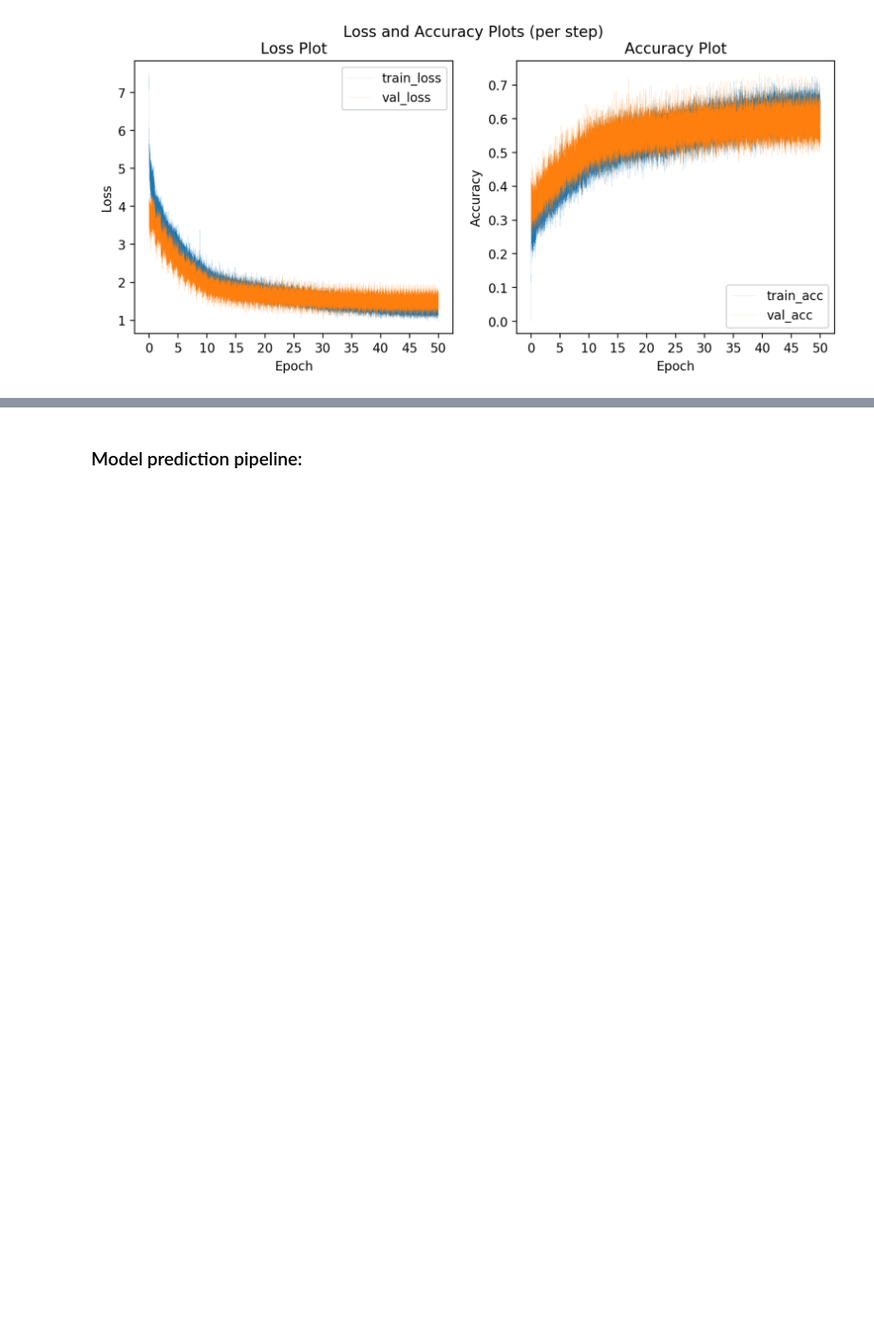
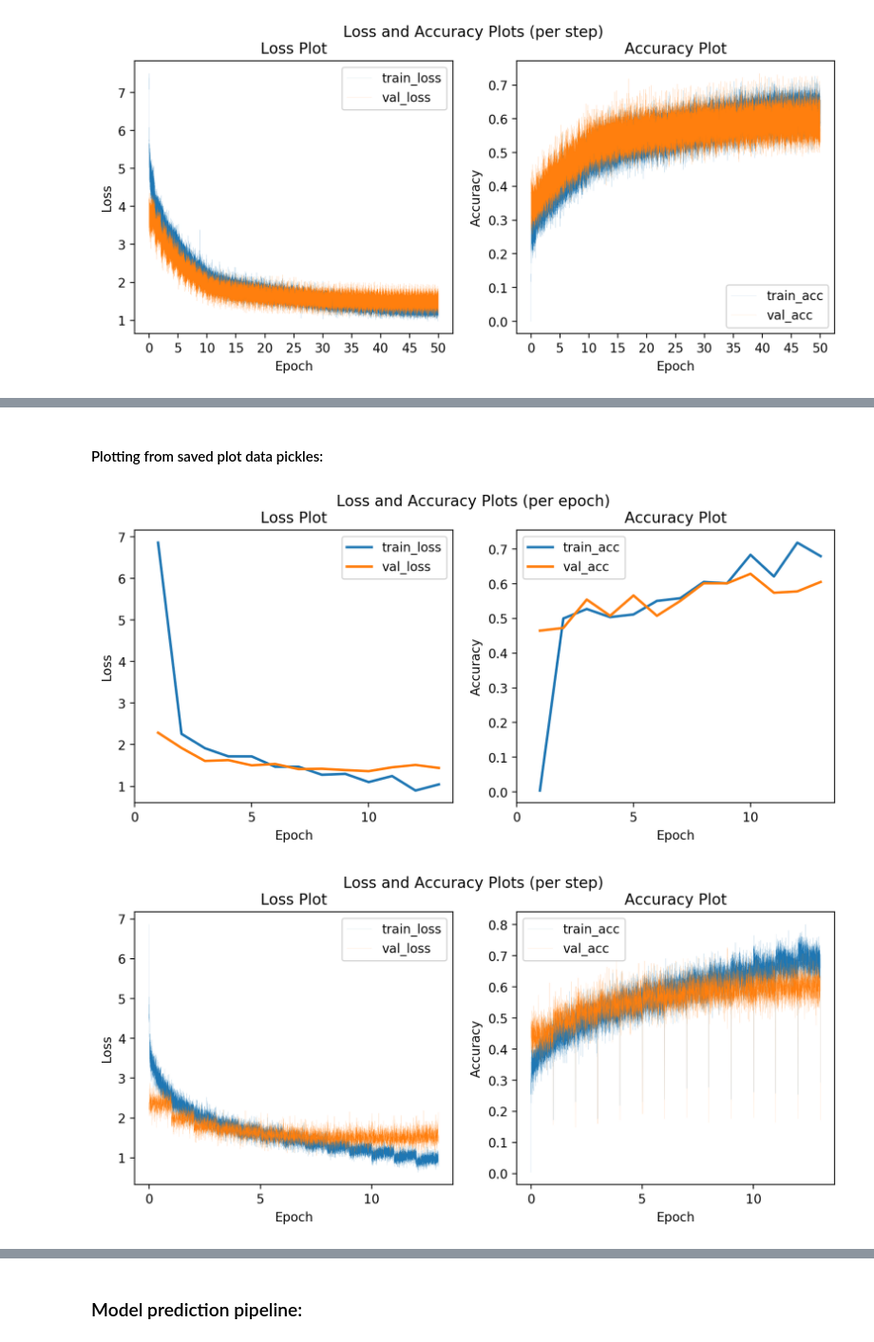
Before and after one commit to vivekguthikonda/VisualQA, a Jupyter notebook: VQA_notebook.ipynb, the cells around one changed output, grey strips where cells are left out. Shown at 95% size. Drawn from its saved outputs; the diff is of its cells as text; code cells hidden in the pictures; blank space fills up the shorter version.

```diff
--- a/VQA_notebook.ipynb
+++ b/VQA_notebook.ipynb
@@ -2077,0 +2109,3 @@ draw_plots(n_batches_train, n_batches_val, train_losses, train_accs, val_losses,
+# %%
+gloveFile = 'D:\AAIC datasets\ADC\glove.42B.300d.txt'
+model_glove = loadGloveModel(gloveFile)
@@ -2077,0 +2115,14 @@ draw_plots(n_batches_train, n_batches_val, train_losses, train_accs, val_losses,
+# %%
+print("No of words in question vocab: ", len(question_vocab))
+inter_words = set(model_glove.keys()).intersection(question_vocab)
+print('No of train words present in pre-trained model: ', len(inter_words))
+
+print("The number of words that are present in both model and our vocab: ", \
+      len(inter_words),"(",np.round(len(inter_words)/len(question_vocab)*100,3),"%)")
+
+extra_words = set(question_vocab).difference(inter_words)
+new_question_vocab = set(question_vocab).difference(extra_words)
+new_question_vocab = ['<PAD>', '<UNK>'] + sorted(new_question_vocab)
+new_question_vocab = dict(zip(new_question_vocab, [i for i in range(len(new_question_vocab))]))
+
+print('No of words in new question vocab :', len(new_question_vocab))
@@ -2077,0 +2134,12 @@ draw_plots(n_batches_train, n_batches_val, train_losses, train_accs, val_losses,
+# %%
+pad = np.zeros(300)
+np.random.seed(1899)
+unknown = np.random.randn(300)
+glove_embedding_matrix = np.zeros((len(new_question_vocab), 300))
+for i, word in enumerate(new_question_vocab):
+    if word in model_glove:
+        glove_embedding_matrix[i] = model_glove[word]
+    elif word == '<UNK>':
+        glove_embedding_matrix[i] = unknown
+    elif word == '<PAD>':
+        glove_embedding_matrix[i] = pad
@@ -2077,0 +2150,5 @@ draw_plots(n_batches_train, n_batches_val, train_losses, train_accs, val_losses,
+# %%
+with open('glove_embedding_matrix.pkl', 'wb') as f:
+    pickle.dump(glove_embedding_matrix, f)
+pickle.dump(new_question_vocab, open('glove_vocab.pkl', 'wb'))
+print('glove w2v for train is saved to disk.')
@@ -2077,0 +2528,14 @@ draw_plots(n_batches_train, n_batches_val, train_losses, train_accs, val_losses,
+# %% [markdown]
+#### Plotting from saved plot data pickles:
+# %%
+with open('saved/plot_data_att1_glove.pkl','rb') as f:
+    n_batches_train, n_batches_val, train_losses, train_accs, val_losses, val_accs = pickle.load(f)
+
+draw_plots(n_batches_train, n_batches_val, train_losses, train_accs, val_losses, val_accs,
+    per_step = False)
+
+draw_plots(n_batches_train, n_batches_val, train_losses, train_accs, val_losses, val_accs,
+    per_step = True)
+# %% [output]
+[figure, added]
+[figure, added]
```
Also changed, not shown: parts of 54 cells of this notebook.
